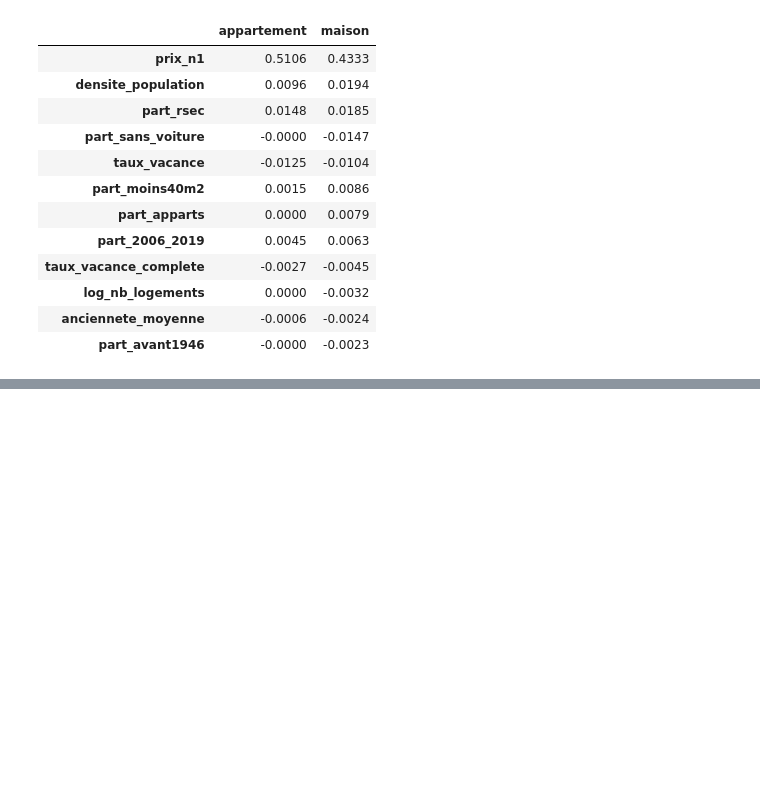
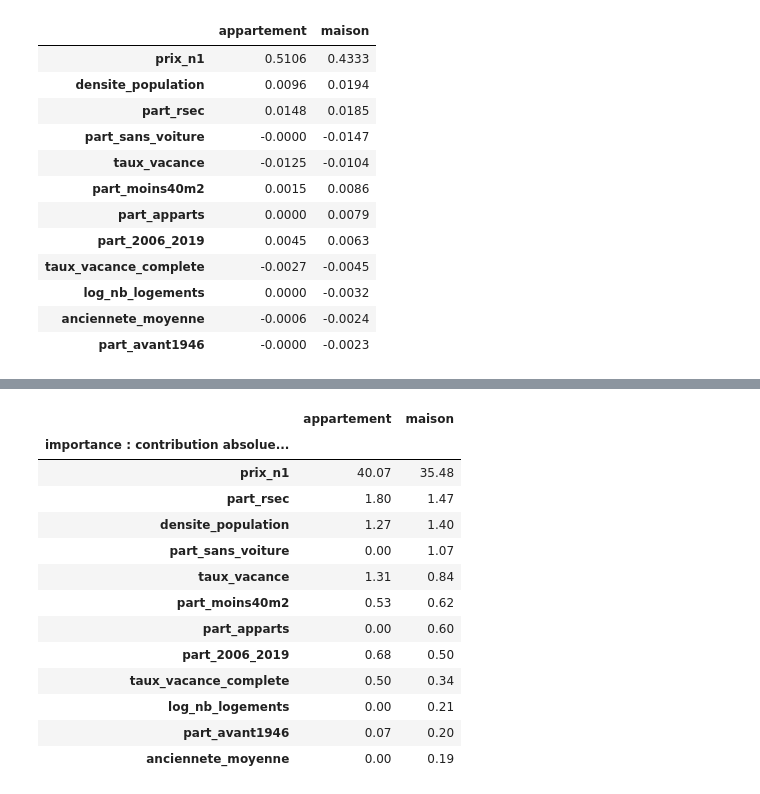
Before and after one commit to cecile-learns/projet_compagnon, a Jupyter notebook: 03_modelisation/H3_globale.ipynb, the cells around one changed output, grey strips where cells are left out. Saved outputs shown, nothing was run; the diff lists cells and outputs as text; code cells hidden in the pictures; blank space fills up the shorter version.

Commit message:
H3 globale : SHAP et diagnostic T1, conclusion mise à jour

```diff
--- a/03_modelisation/H3_globale.ipynb
+++ b/03_modelisation/H3_globale.ipynb
@@ -758,0 +764,36 @@ coef.loc[(coef != 0).any(axis=1)].sort_values("maison", key=abs, ascending=False
+# %%
+MODELE_T1 = ELASTIC          # Elastic Net – modèle complet (choix fixé avant les résultats)
+TYPES_T1 = ["appartement", "maison"]
+
+def contributions(nom, annee, type_bien):
+    """Contributions linéaires (équivalent SHAP, en log du prix) de chaque variable sur l'année jugée."""
+    m, X_ev, _ = ajustes[(nom, annee, type_bien)]
+    est = m.best_estimator_.regressor_ if hasattr(m, "best_estimator_") else m.regressor_
+    Z = est.named_steps["echelle"].transform(X_ev)            # variables transformées, centrées-réduites
+    coef = est.named_steps["modele"].coef_
+    contrib = pd.DataFrame(Z * coef, index=X_ev.index, columns=X_ev.columns)
+    # Contrôle : intercept + somme des contributions = prévision en log
+    assert np.allclose(est.named_steps["modele"].intercept_ + contrib.sum(axis=1), est.predict(X_ev))
+    return contrib
+
+tab = {}
+for tb in TYPES_T1:
+    c = contributions(MODELE_T1, 2024, tb)
+    tab[tb] = c.abs().mean() * 100
+shap_tab = pd.DataFrame(tab).sort_values("maison", ascending=False).rename_axis("importance : contribution absolue moyenne (%)")
+shap_tab.round(2)
+# %% [output]
+|  | appartement | maison |
+| importance : contribution absolue... |  |  |
+| prix_n1 | 40.07 | 35.48 |
+| part_rsec | 1.80 | 1.47 |
+| densite_population | 1.27 | 1.40 |
+| part_sans_voiture | 0.00 | 1.07 |
+| taux_vacance | 1.31 | 0.84 |
+| part_moins40m2 | 0.53 | 0.62 |
+| part_apparts | 0.00 | 0.60 |
+| part_2006_2019 | 0.68 | 0.50 |
+| taux_vacance_complete | 0.50 | 0.34 |
+| log_nb_logements | 0.00 | 0.21 |
+| part_avant1946 | 0.07 | 0.20 |
+| anciennete_moyenne | 0.00 | 0.19 |
```
Also changed, not shown: parts of 7 cells of this notebook, 1 other file.
